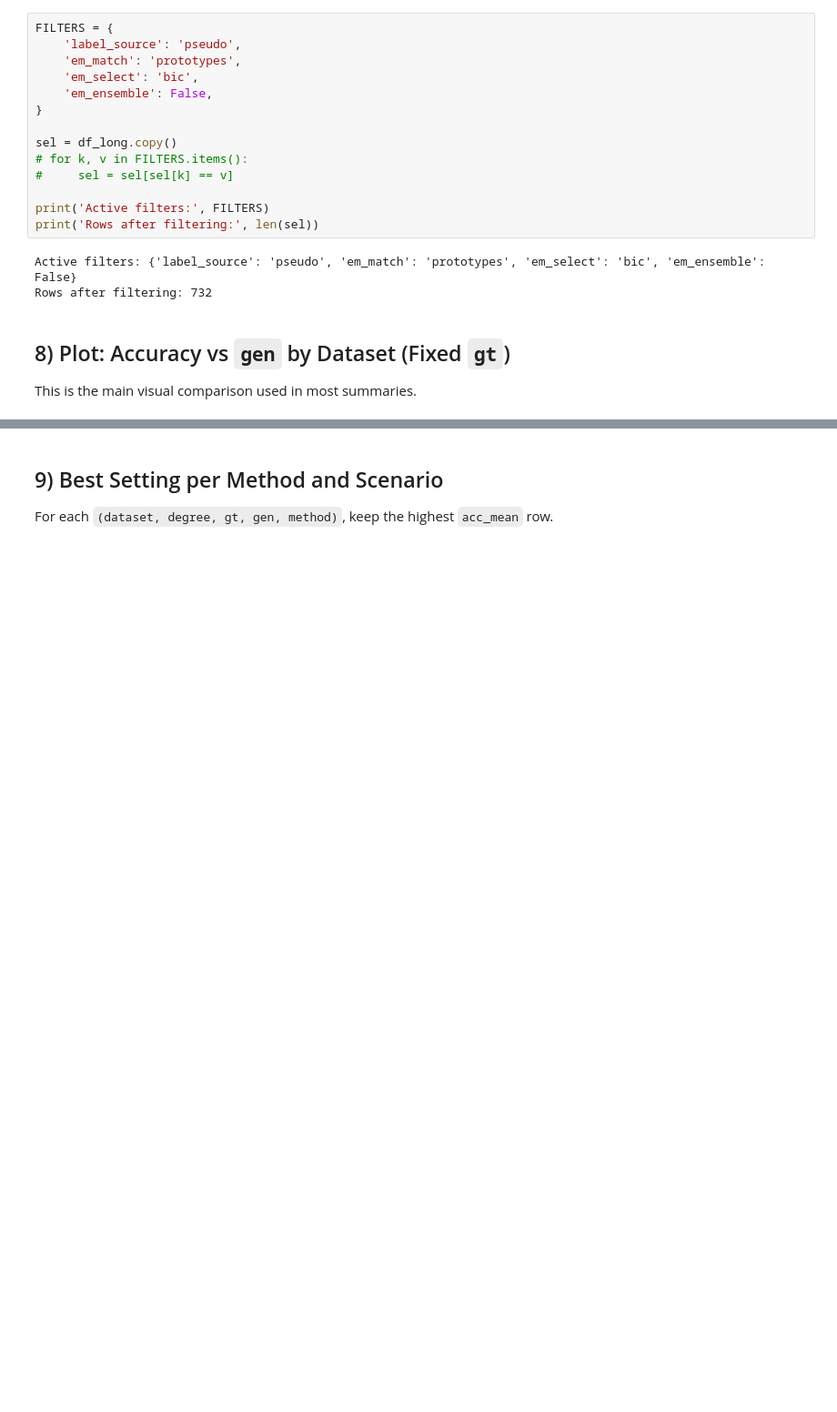
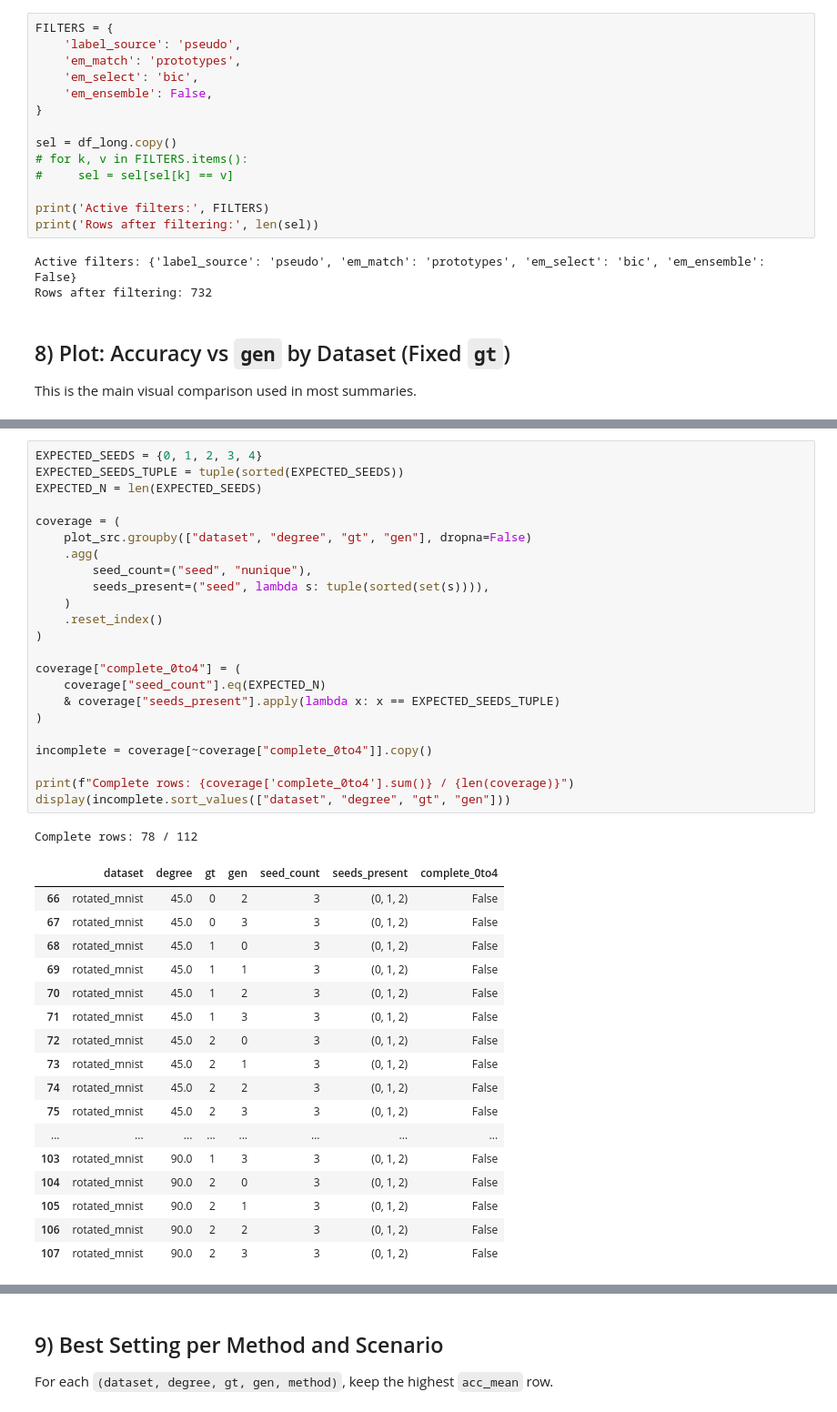
Before and after one commit to chenyuen0103/GOAT, a Jupyter notebook: analyze_results_summary.ipynb, the cells around one changed output, grey strips where cells are left out. Shown at 91% size. Saved outputs shown, nothing was run; the diff lists cells and outputs as text; blank space fills up the shorter version.

```diff
--- a/analyze_results_summary.ipynb
+++ b/analyze_results_summary.ipynb
@@ -288,0 +457,42 @@ for group_title, methods in method_groups:
+# %%
+EXPECTED_SEEDS = {0, 1, 2, 3, 4}
+EXPECTED_SEEDS_TUPLE = tuple(sorted(EXPECTED_SEEDS))
+EXPECTED_N = len(EXPECTED_SEEDS)
+
+coverage = (
+    plot_src.groupby(["dataset", "degree", "gt", "gen"], dropna=False)
+    .agg(
+        seed_count=("seed", "nunique"),
+        seeds_present=("seed", lambda s: tuple(sorted(set(s)))),
+    )
+    .reset_index()
+)
+
+coverage["complete_0to4"] = (
+    coverage["seed_count"].eq(EXPECTED_N)
+    & coverage["seeds_present"].apply(lambda x: x == EXPECTED_SEEDS_TUPLE)
+)
+
+incomplete = coverage[~coverage["complete_0to4"]].copy()
+
+print(f"Complete rows: {coverage['complete_0to4'].sum()} / {len(coverage)}")
+display(incomplete.sort_values(["dataset", "degree", "gt", "gen"]))
+# %% [output]
+Complete rows: 78 / 112
+|  | dataset | degree | gt | gen | seed_count | seeds_present | complete_0to4 |
+| 66 | rotated_mnist | 45.0 | 0 | 2 | 3 | (0, 1, 2) | False |
+| 67 | rotated_mnist | 45.0 | 0 | 3 | 3 | (0, 1, 2) | False |
+| 68 | rotated_mnist | 45.0 | 1 | 0 | 3 | (0, 1, 2) | False |
+| 69 | rotated_mnist | 45.0 | 1 | 1 | 3 | (0, 1, 2) | False |
+| 70 | rotated_mnist | 45.0 | 1 | 2 | 3 | (0, 1, 2) | False |
+| 71 | rotated_mnist | 45.0 | 1 | 3 | 3 | (0, 1, 2) | False |
+| 72 | rotated_mnist | 45.0 | 2 | 0 | 3 | (0, 1, 2) | False |
+| 73 | rotated_mnist | 45.0 | 2 | 1 | 3 | (0, 1, 2) | False |
+| 74 | rotated_mnist | 45.0 | 2 | 2 | 3 | (0, 1, 2) | False |
+| 75 | rotated_mnist | 45.0 | 2 | 3 | 3 | (0, 1, 2) | False |
+| ... | ... | ... | ... | ... | ... | ... | ... |
+| 103 | rotated_mnist | 90.0 | 1 | 3 | 3 | (0, 1, 2) | False |
+| 104 | rotated_mnist | 90.0 | 2 | 0 | 3 | (0, 1, 2) | False |
+| 105 | rotated_mnist | 90.0 | 2 | 1 | 3 | (0, 1, 2) | False |
+| 106 | rotated_mnist | 90.0 | 2 | 2 | 3 | (0, 1, 2) | False |
+| 107 | rotated_mnist | 90.0 | 2 | 3 | 3 | (0, 1, 2) | False |
```
Also changed, not shown: parts of 21 cells of this notebook, 59 other files.
